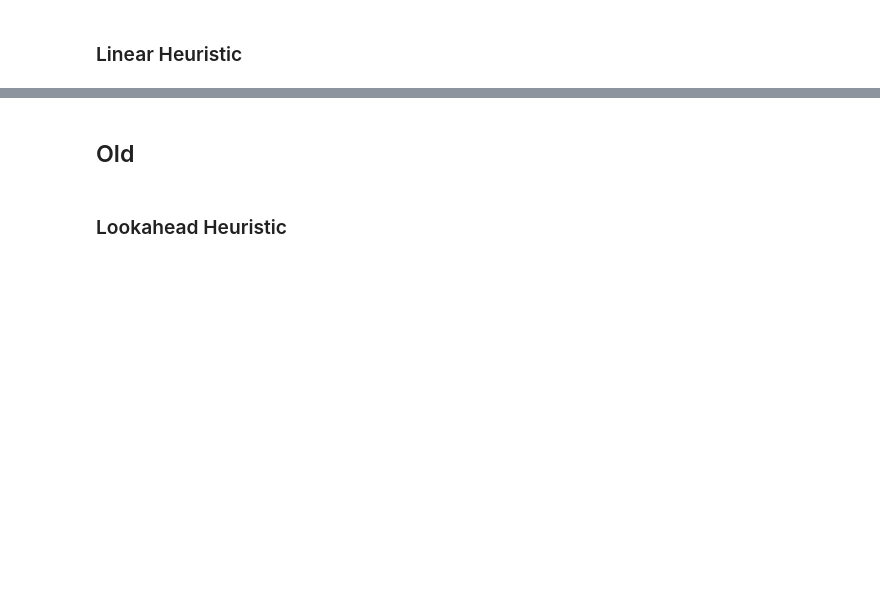
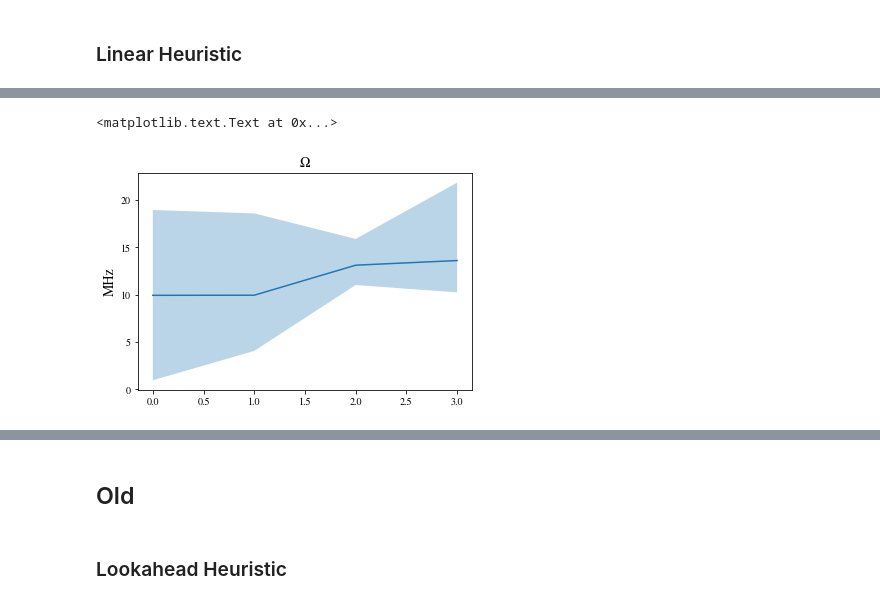
Before and after one commit to ihincks/nv-adaptive, a Jupyter notebook: src/nv-adaptive-real-runner.ipynb, the cells around one changed output, grey strips where cells are left out. Cells and saved outputs as stored; diff of their text form; code cells hidden in the pictures; blank space fills up the shorter version.

```diff
--- a/src/nv-adaptive-real-runner.ipynb
+++ b/src/nv-adaptive-real-runner.ipynb
@@ -348,12 +277,0 @@ heuristic.updater.plot_posterior_marginal(1)
-# %%
-eps = linear_heuristic(0.02)
-job = experiment.run_experiment(eps, precede_by_tracking=True)
-while not job.is_complete:
-    sleep(0.5)
-df = append_experiment_data(df, expparam=eps, updater=linear_heuristic.updater, job=job)
-eps = linear_heuristic(0.02)
-job = experiment.run_experiment(eps)
-while not job.is_complete:
-    sleep(0.5)
-df = append_experiment_data(df, expparam=eps, updater=linear_heuristic.updater, job=job)
-df
@@ -371,0 +291,14 @@ array([   0.      ,    7.820402,   14.567823,  507.382055,  535.64193 ,
+# %%
+idx_param=0
+plt.plot(np.array(list(df['smc_mean']))[:,idx_param])
+plt.fill_between(
+    np.arange(np.array(list(df['smc_mean'])).shape[0]),
+    np.array(list(df['smc_lower_quantile']))[:,idx_param],
+    np.array(list(df['smc_upper_quantile']))[:,idx_param],
+    alpha=0.3
+)
+plt.title('${}$'.format(ham_model.modelparam_names[idx_param]))
+plt.ylabel('MHz')
+# %% [output]
+<matplotlib.text.Text at 0x...>
+[figure, added]
```
Also changed, not shown: parts of 16 cells of this notebook.
